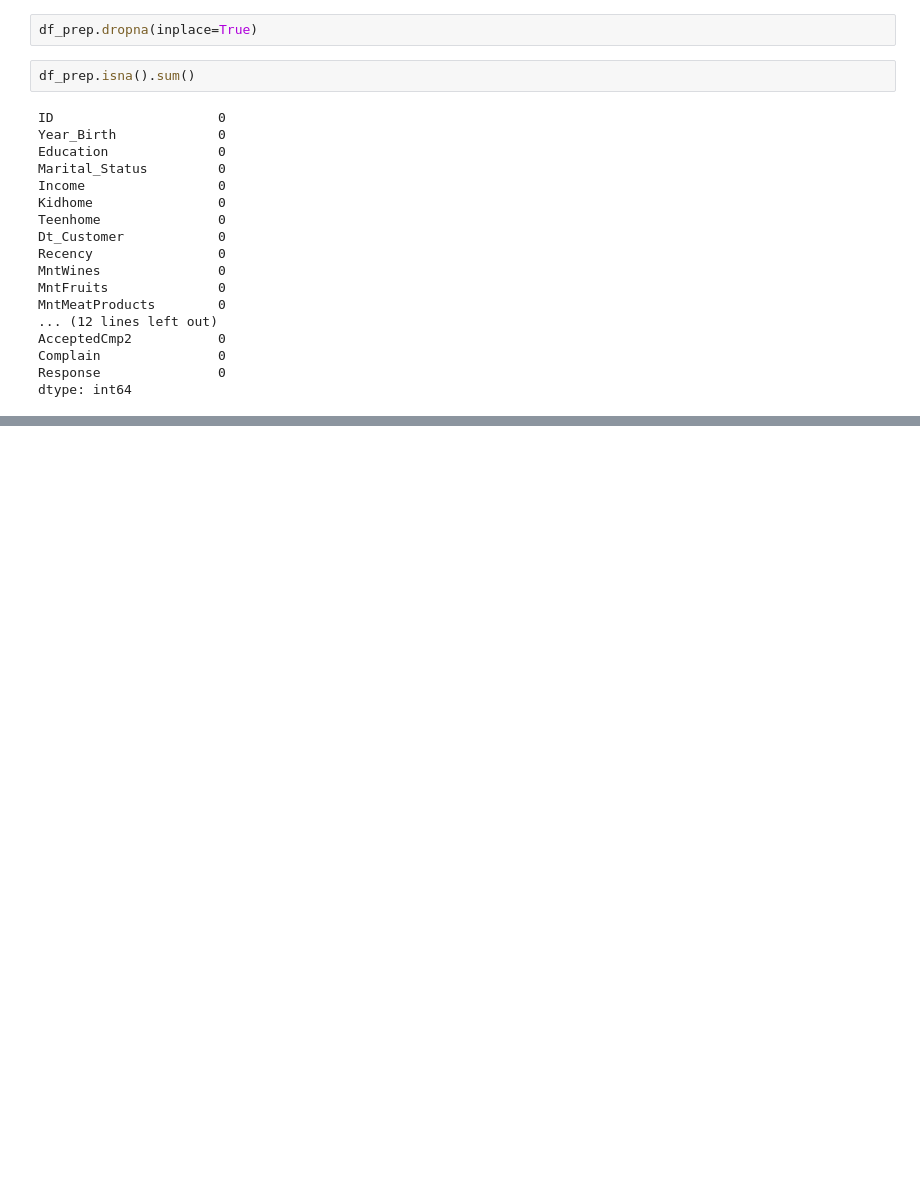
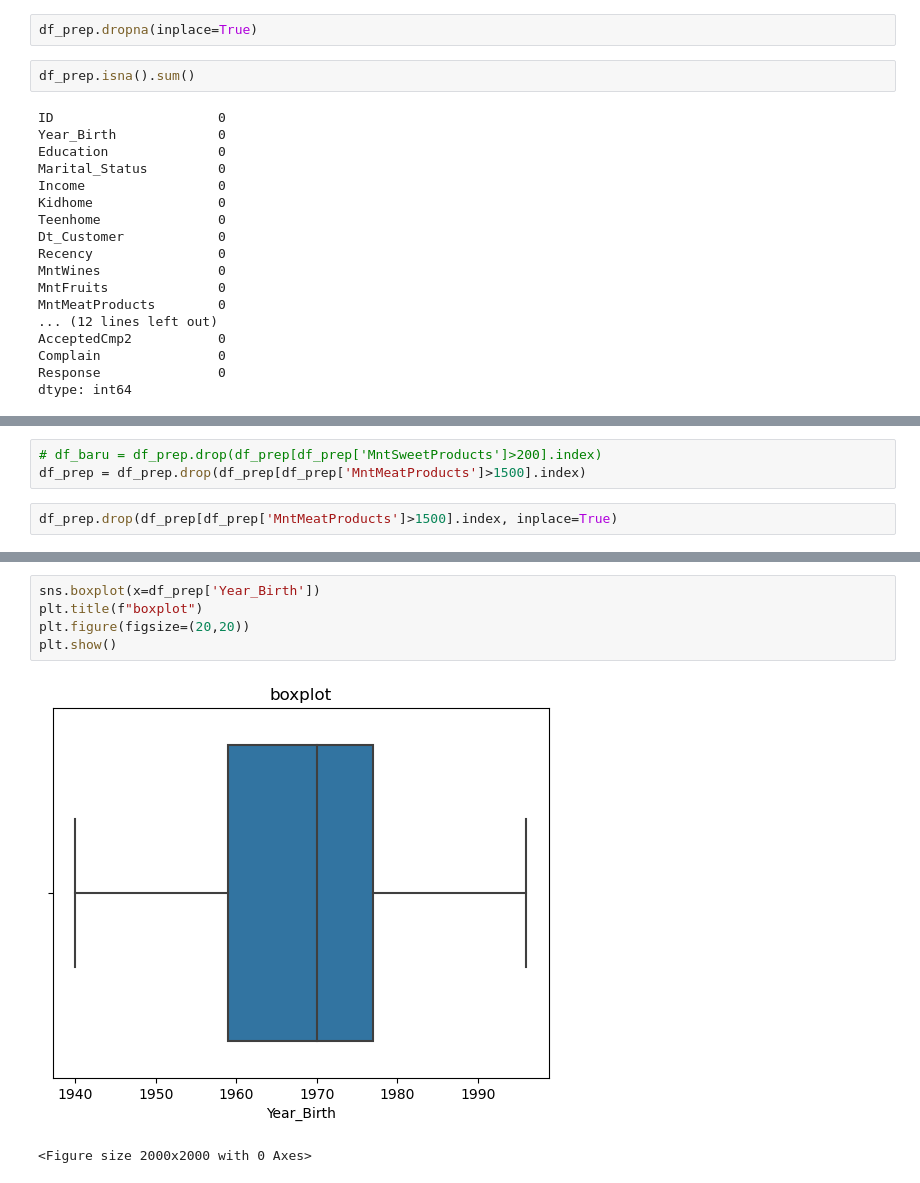
Before and after one commit to rifqimrasyad/capstone_2_Data_Analyst, a Jupyter notebook: Capstone_Project_2.ipynb, the cells around one changed output, grey strips where cells are left out. Saved outputs shown, nothing was run; the diff lists cells and outputs as text; blank space fills up the shorter version.

```diff
--- a/Capstone_Project_2.ipynb
+++ b/Capstone_Project_2.ipynb
@@ -561,0 +646,5 @@ df_prep.describe()
+# %%
+# df_baru = df_prep.drop(df_prep[df_prep['MntSweetProducts']>200].index)
+df_prep = df_prep.drop(df_prep[df_prep['MntMeatProducts']>1500].index)
+# %%
+df_prep.drop(df_prep[df_prep['MntMeatProducts']>1500].index, inplace=True)
@@ -561,0 +670,8 @@ df_prep.describe()
+# %%
+sns.boxplot(x=df_prep['Year_Birth'])
+plt.title(f"boxplot")
+plt.figure(figsize=(20,20))
+plt.show()
+# %% [output]
+[figure, added]
+<Figure size 2000x2000 with 0 Axes>
```
Also changed, not shown: parts of 29 cells of this notebook.
